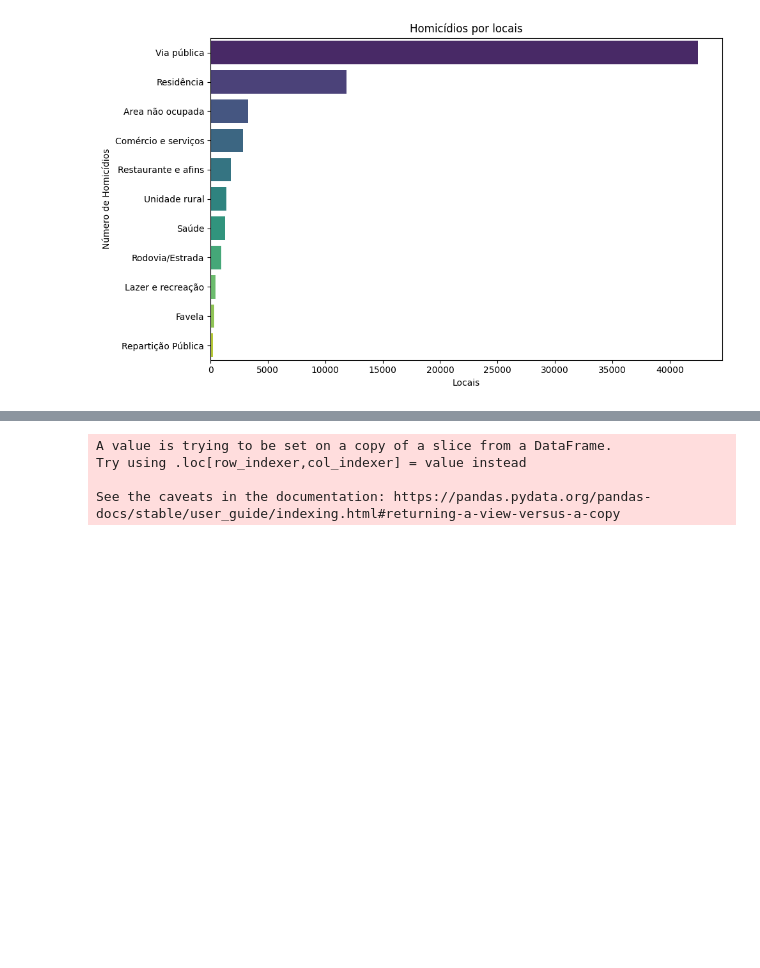
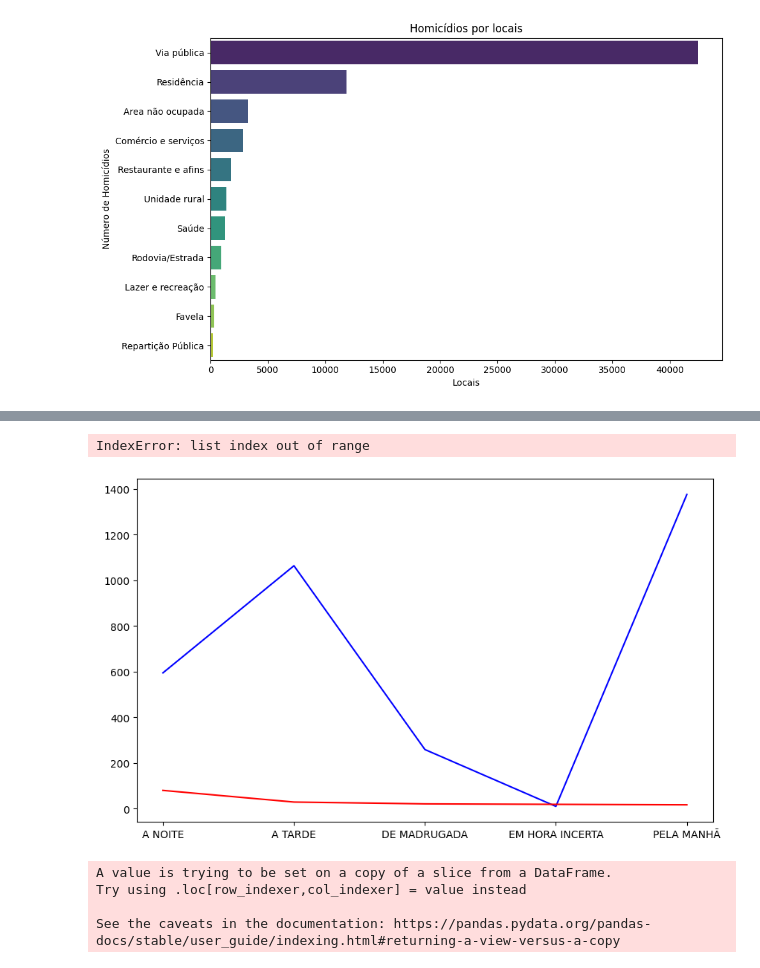
Before and after one commit to Pennini/Curso-Python-2022, a Jupyter notebook: Projeto_Final/projeto_final_crimes.ipynb, the cells around one changed output, grey strips where cells are left out. Cells and saved outputs as stored; diff of their text form; code cells hidden in the pictures; blank space fills up the shorter version.

```diff
--- a/Projeto_Final/projeto_final_crimes.ipynb
+++ b/Projeto_Final/projeto_final_crimes.ipynb
@@ -23,7 +23,7 @@ import seaborn as sns
 import pandas as pd
 import numpy as np
 
-homicidio_doloso = pd.read_csv(r"C:\Users\Lenovo\Downloads\Homicidio Doloso.csv\Homicidio Doloso Data SSP.csv", sep=";", encoding="latin-1", low_memory=False)
+homicidio_doloso = pd.read_csv(r"C:\Users\Admin\Downloads\Homicidio Doloso Data SSP.csv", sep=";", encoding="latin-1", low_memory=False)
 # %% [markdown]
 # Selecionando e Limpando os dados
 # %%
@@ -360,6 +342,40 @@ homicidio_locais.groupby([ "LOCAL", "PERIODO"]).count().sort_values(by=["ANO", "
 |  | A TARDE | 2213 | 2213 | 2213 | 2213 | 2213 | 2213 | 2213 | 2213 |
 | Via pública | EM HORA INCERTA | 175 | 175 | 175 | 175 | 175 | 175 | 175 | 175 |
 | Residência | EM HORA INCERTA | 34 | 34 | 34 | 34 | 34 | 34 | 34 | 34 |
+# %%
+# Agrupando os dados por "PERIODO" e "LOCAL" e contando a quantidade de homicídios em cada grupo
+homicidios_por_periodo_local = homicidio_consumado.groupby(['PERIODO', 'LOCAL']).size().reset_index(name='QUANTIDADE')
+
+# Criando o gráfico de linhas
+fig, ax = plt.subplots(figsize=(10, 6))
+
+# Obtendo as duas categorias de LOCAL
+locais = homicidios_por_periodo_local['LOCAL'].unique()
+
+# Definindo cores para as linhas
+cores = ['blue', 'red']
+
+# Criando as linhas do gráfico
+linhas = []
+for i, local in enumerate(locais):
+    dados_local = homicidios_por_periodo_local[homicidios_por_periodo_local['LOCAL'] == local]
+    linha, = ax.plot(dados_local['PERIODO'], dados_local['QUANTIDADE'], color=cores[i])
+    linhas.append(linha)
+
+# Configurações do gráfico
+ax.set_xlabel('Período')
+ax.set_ylabel('Quantidade de homicídios')
+ax.set_title('Quantidade de homicídios por período e local')
+
+# Criação da legenda com as cores correspondentes aos tipos de "LOCAL"
+legend_labels = [local for local in locais]
+ax.legend(linhas, legend_labels)
+
+# Exibe o gráfico
+plt.show()
+# %% [output]
+IndexError: list index out of range
+[figure, added]
 # %%
 import plotly.graph_objects as go
 
```
Also changed, not shown: parts of 4 cells of this notebook.
